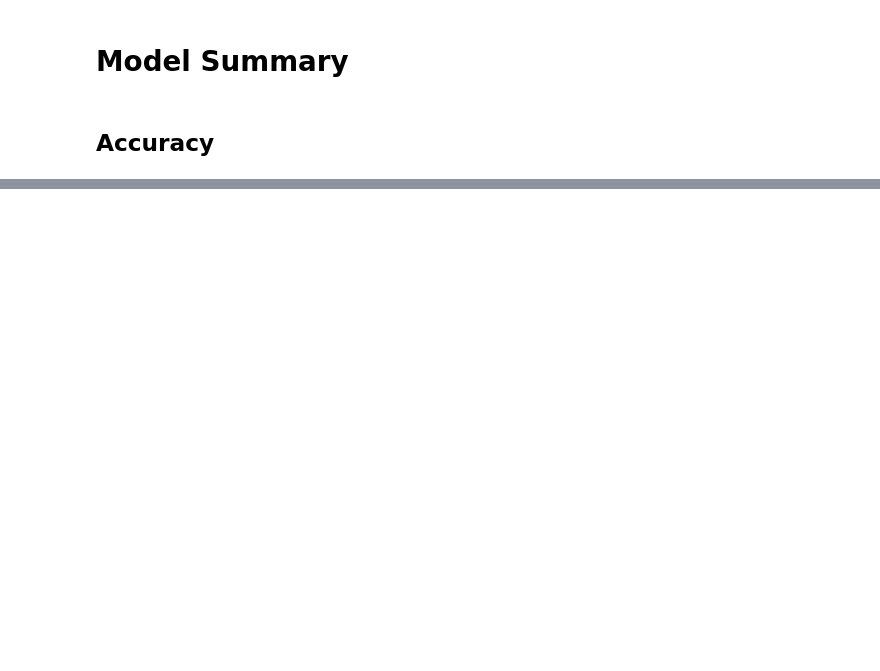
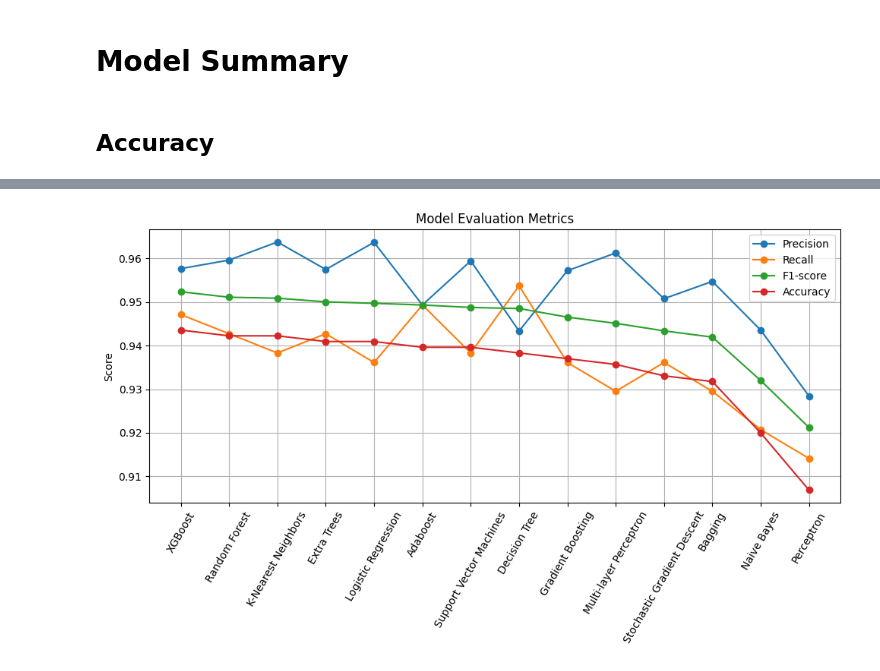
Before and after one commit to hmantovani/py-handbook, a Jupyter notebook: model/classification.ipynb, the cells around one changed output, grey strips where cells are left out. Drawn from its saved outputs; the diff is of its cells as text; code cells hidden in the pictures; blank space fills up the shorter version.

```diff
--- a/model/classification.ipynb
+++ b/model/classification.ipynb
@@ -1200,0 +1162,21 @@ weighted avg       0.94      0.94      0.94       762
+# %%
+models = [
+    'Extra Trees', 'Multi-layer Perceptron', 'Bagging', 'Adaboost', 'Gradient Boosting',
+    'Perceptron', 'Stochastic Gradient Descent', 'Logistic Regression',
+    'Naive Bayes', 'Random Forest', 'Decision Tree', 'K-Nearest Neighbors', 'Support Vector Machines'
+]
+
+predictions = [
+    extra_trees_pred, mlp_pred, bagging_pred, adaboost_pred, gbm_pred,
+    perceptron_pred, SGD_pred, LR_pred,
+    NB_pred, RF_pred, DT_pred, KNN_pred, SVM_pred
+]
+
+print("CONFUSION MATRICES\n")
+
+# Plotting confusion matrices for each model
+for model, pred in zip(models, predictions):
+    cm = confusion_matrix(y_test, pred)
+    print(f"{model}")
+    print(cm)
+    print()
@@ -1200,0 +1263,20 @@ weighted avg       0.94      0.94      0.94       762
+# %%
+# Plotting each metric as a separate line chart
+plt.figure(figsize=(10, 6))
+
+plt.plot(results_df['Model Name'], results_df['Precision'], marker='o', label='Precision')
+plt.plot(results_df['Model Name'], results_df['Recall'], marker='o', label='Recall')
+plt.plot(results_df['Model Name'], results_df['F1-score'], marker='o', label='F1-score')
+plt.plot(results_df['Model Name'], results_df['Accuracy'], marker='o', label='Accuracy')
+
+plt.title('Model Evaluation Metrics')
+plt.xlabel('')
+plt.ylabel('Score')
+plt.legend()
+plt.xticks(rotation=60)
+plt.grid(True)
+plt.tight_layout()
+
+plt.show()
+# %% [output]
+[figure, added]
```
Also changed, not shown: parts of 13 cells of this notebook.
